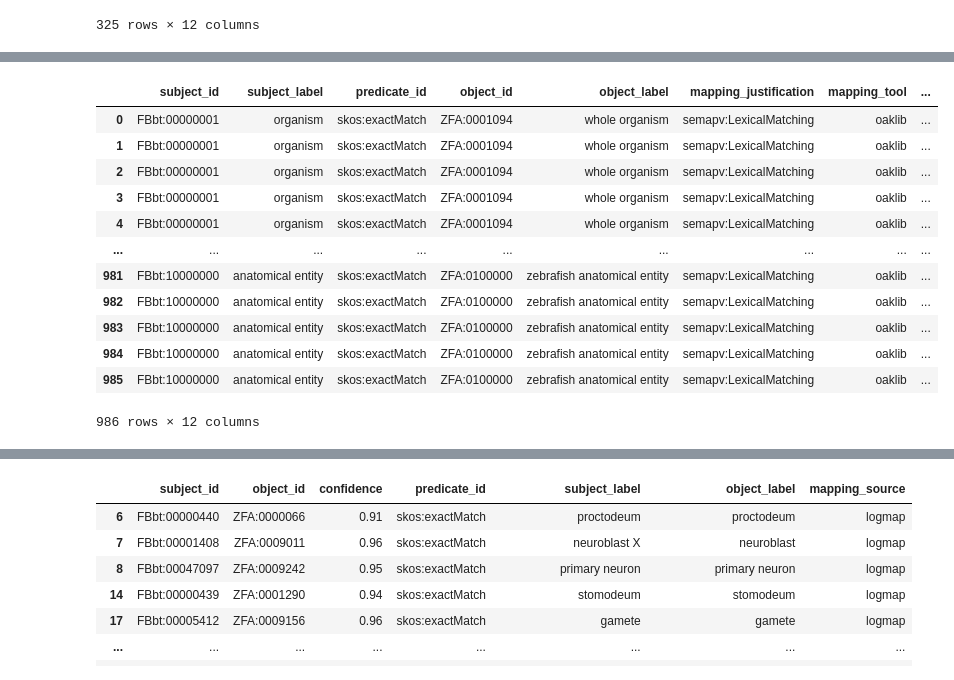
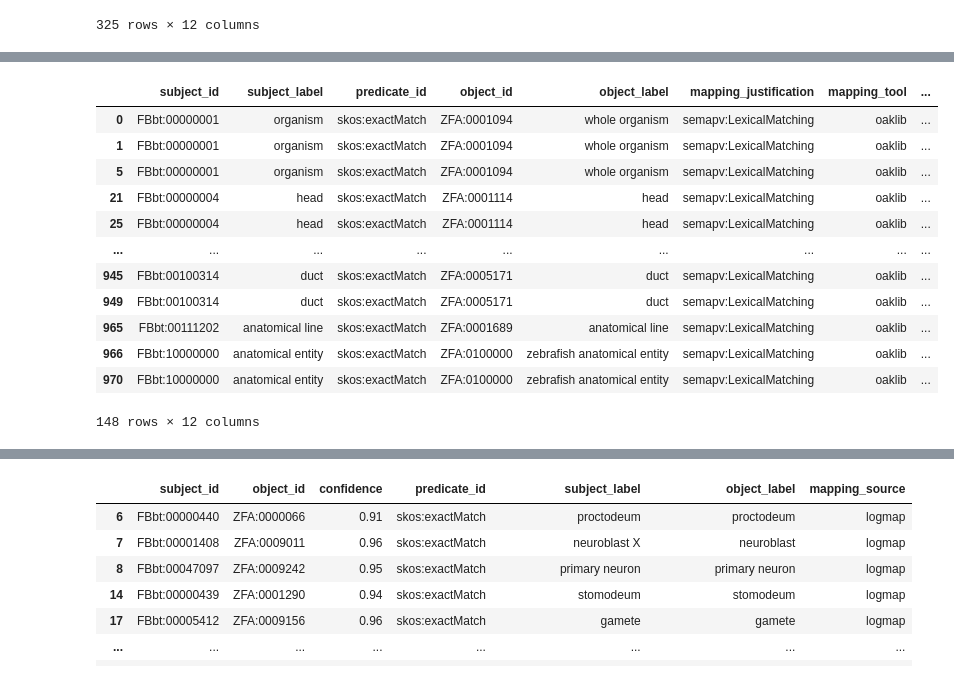
Before and after one commit to monarch-initiative/gpt-mapping-manuscript, a Jupyter notebook: notebooks/Mapping-Evaluation.ipynb, the cells around one changed output, grey strips where cells are left out. Drawn from its saved outputs; the diff is of its cells as text; code cells hidden in the pictures.

```diff
--- a/notebooks/Mapping-Evaluation.ipynb
+++ b/notebooks/Mapping-Evaluation.ipynb
@@ -3,11 +15,20 @@ import pandas as pd
+# %%
+def task_method_sssom_path(method: str):
+    if method == "curated":
+        dir = "data"
+    else:
+        dir = "results"
+    return f"../{dir}/{method}-{task}.sssom.tsv"
 # %%
-def load_sssom(path, name):
+def load_sssom(method):
+    path = task_method_sssom_path(method)
     df = pd.read_csv(path, sep="\t", comment="#")
-    df["mapping_source"]  = name
-    return df
+    df["mapping_source"]  = method
+    if method == "lexmatch":
+        df[["predicate_id"]] = "skos:exactMatch"
+    return df.drop_duplicates()
 
-lexmatch = load_sssom("../data/lexmatch-fbbt-zfa.sssom.tsv", "lexmatch")
-lexmatch[["predicate_id"]] = "skos:exactMatch"
+lexmatch = load_sssom("lexmatch")
 lexmatch
 # %% [output]
 |  | subject_id | subject_label | predicate_id | object_id | object_label | mapping_justification | mapping_tool | ... |
@@ -26,17 +67,17 @@ lexmatch
 # %%
-curated = load_sssom("../data/curated-fbbt-zfa.sssom.tsv", "curated")
+curated = load_sssom("curated")
 curated
 # %% [output]
 |  | subject_id | subject_label | predicate_id | object_id | object_label | mapping_justification | mapping_tool | ... |
 | 0 | FBbt:00000001 | organism | skos:exactMatch | ZFA:0001094 | whole organism | semapv:LexicalMatching | oaklib | ... |
 | 1 | FBbt:00000001 | organism | skos:exactMatch | ZFA:0001094 | whole organism | semapv:LexicalMatching | oaklib | ... |
-| 2 | FBbt:00000001 | organism | skos:exactMatch | ZFA:0001094 | whole organism | semapv:LexicalMatching | oaklib | ... |
-| 3 | FBbt:00000001 | organism | skos:exactMatch | ZFA:0001094 | whole organism | semapv:LexicalMatching | oaklib | ... |
-| 4 | FBbt:00000001 | organism | skos:exactMatch | ZFA:0001094 | whole organism | semapv:LexicalMatching | oaklib | ... |
+| 5 | FBbt:00000001 | organism | skos:exactMatch | ZFA:0001094 | whole organism | semapv:LexicalMatching | oaklib | ... |
+| 21 | FBbt:00000004 | head | skos:exactMatch | ZFA:0001114 | head | semapv:LexicalMatching | oaklib | ... |
+| 25 | FBbt:00000004 | head | skos:exactMatch | ZFA:0001114 | head | semapv:LexicalMatching | oaklib | ... |
 | ... | ... | ... | ... | ... | ... | ... | ... | ... |
-| 981 | FBbt:10000000 | anatomical entity | skos:exactMatch | ZFA:0100000 | zebrafish anatomical entity | semapv:LexicalMatching | oaklib | ... |
-| 982 | FBbt:10000000 | anatomical entity | skos:exactMatch | ZFA:0100000 | zebrafish anatomical entity | semapv:LexicalMatching | oaklib | ... |
-| 983 | FBbt:10000000 | anatomical entity | skos:exactMatch | ZFA:0100000 | zebrafish anatomical entity | semapv:LexicalMatching | oaklib | ... |
-| 984 | FBbt:10000000 | anatomical entity | skos:exactMatch | ZFA:0100000 | zebrafish anatomical entity | semapv:LexicalMatching | oaklib | ... |
-| 985 | FBbt:10000000 | anatomical entity | skos:exactMatch | ZFA:0100000 | zebrafish anatomical entity | semapv:LexicalMatching | oaklib | ... |
+| 945 | FBbt:00100314 | duct | skos:exactMatch | ZFA:0005171 | duct | semapv:LexicalMatching | oaklib | ... |
+| 949 | FBbt:00100314 | duct | skos:exactMatch | ZFA:0005171 | duct | semapv:LexicalMatching | oaklib | ... |
+| 965 | FBbt:00111202 | anatomical line | skos:exactMatch | ZFA:0001689 | anatomical line | semapv:LexicalMatching | oaklib | ... |
+| 966 | FBbt:10000000 | anatomical entity | skos:exactMatch | ZFA:0100000 | zebrafish anatomical entity | semapv:LexicalMatching | oaklib | ... |
+| 970 | FBbt:10000000 | anatomical entity | skos:exactMatch | ZFA:0100000 | zebrafish anatomical entity | semapv:LexicalMatching | oaklib | ... |
-986 rows × 12 columns
+148 rows × 12 columns
```
Also changed, not shown: parts of 20 cells of this notebook, 30 other files.
